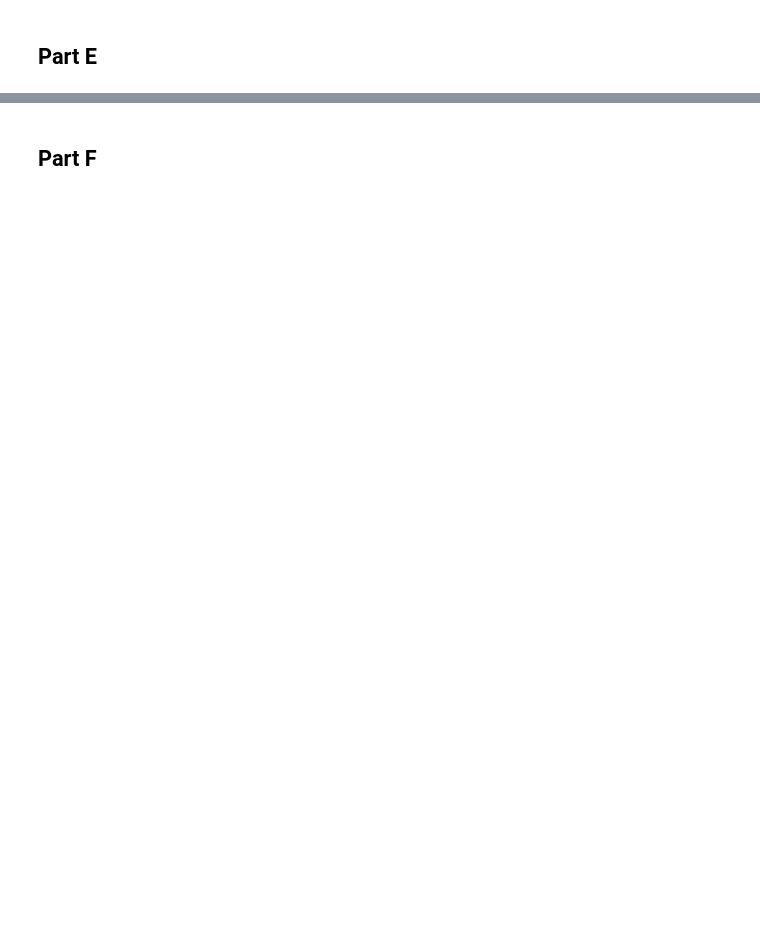
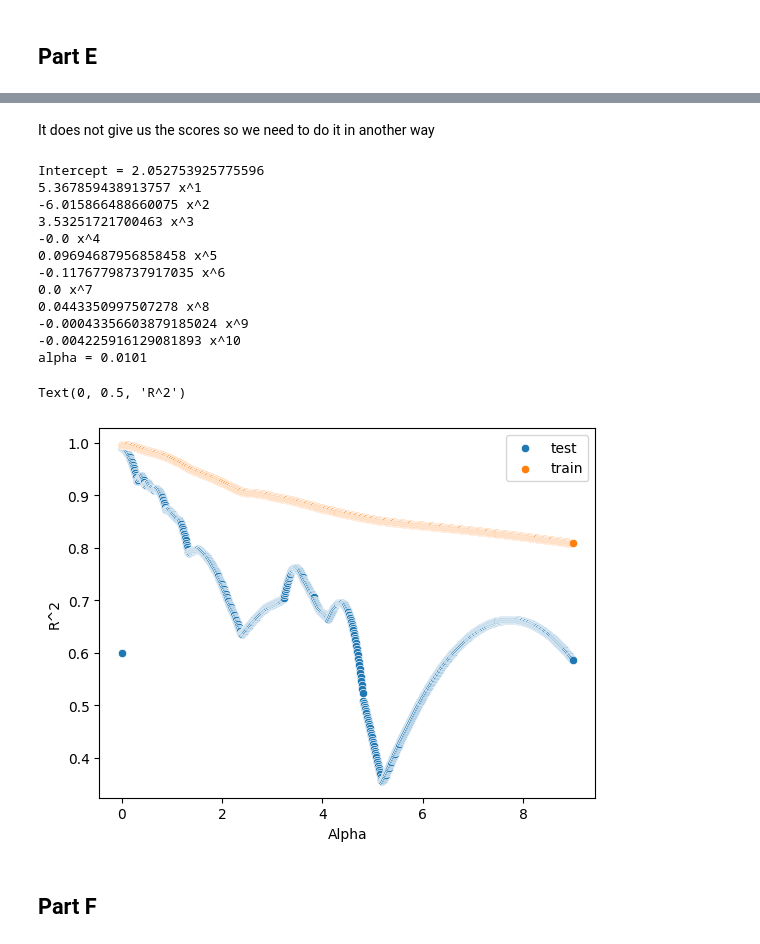
Before and after one commit to akp2003/Machine_Learning_Exercises, a Jupyter notebook: HW3/HW3.ipynb, the cells around one changed output, grey strips where cells are left out. Drawn from its saved outputs; the diff is of its cells as text; code cells hidden in the pictures; blank space fills up the shorter version.

```diff
--- a/HW3/HW3.ipynb
+++ b/HW3/HW3.ipynb
@@ -585,4 +627,0 @@ We need to write R in python!
-# %%
-df = pd.DataFrame({'x' : x, 'y' : y})
-for i in range(2,11):
-    df[f'x^{i}'] = x**i
@@ -599,2 +688,12 @@ for i in range(2,11):
 # %% [markdown]
 ## Part E
+# %%
+nprange = np.arange(0.0001,9,0.01)
+# %%
+X = pd_from_r_df.drop(['y'], axis=1)
+y = pd_from_r_df['y']
+model = LassoCV(random_state=45, max_iter=100000000, alphas=nprange, n_jobs= -1, cv = 5).fit(X,y)
+print(f'Intercept = {model.intercept_}')
+for i in range(1,11):
+    print(f'{model.coef_[i-1]} x^{i}')
+print(f'alpha = {model.alpha_}')
@@ -601,2 +713,30 @@ for i in range(2,11):
+# %% [markdown]
+It does not give us the scores so we need to do it in another way
+# %%
+model2 = GridSearchCV(Lasso(max_iter= 100000000, random_state = 45),param_grid = {'alpha' : nprange}, n_jobs = -1, cv = 5, scoring='r2',return_train_score=True).fit(X,y)
+# %%
+print(f'Intercept = {model2.best_estimator_.intercept_}')
+for i in range(1,11):
+    print(f'{model2.best_estimator_.coef_[i-1]} x^{i}')
+print(f'alpha = {model2.best_estimator_.alpha}')
+sns.scatterplot(x = model2.cv_results_['param_alpha'].data, y = model2.cv_results_['mean_test_score'], label = 'test')
+sns.scatterplot(x = model2.cv_results_['param_alpha'].data, y = model2.cv_results_['mean_train_score'], label = 'train')
+plt.xlabel('Alpha')
+plt.ylabel('R^2')
+# %% [output]
+Intercept = 2.052753925775596
+5.367859438913757 x^1
+-6.015866488660075 x^2
+3.53251721700463 x^3
+-0.0 x^4
+0.09694687956858458 x^5
+-0.11767798737917035 x^6
+0.0 x^7
+0.0443350997507278 x^8
+-0.00043356603879185024 x^9
+-0.004225916129081893 x^10
+alpha = 0.0101
+Text(0, 0.5, 'R^2')
+[figure, added]
 # %% [markdown]
 ## Part F
```
Also changed, not shown: parts of 19 cells of this notebook.
